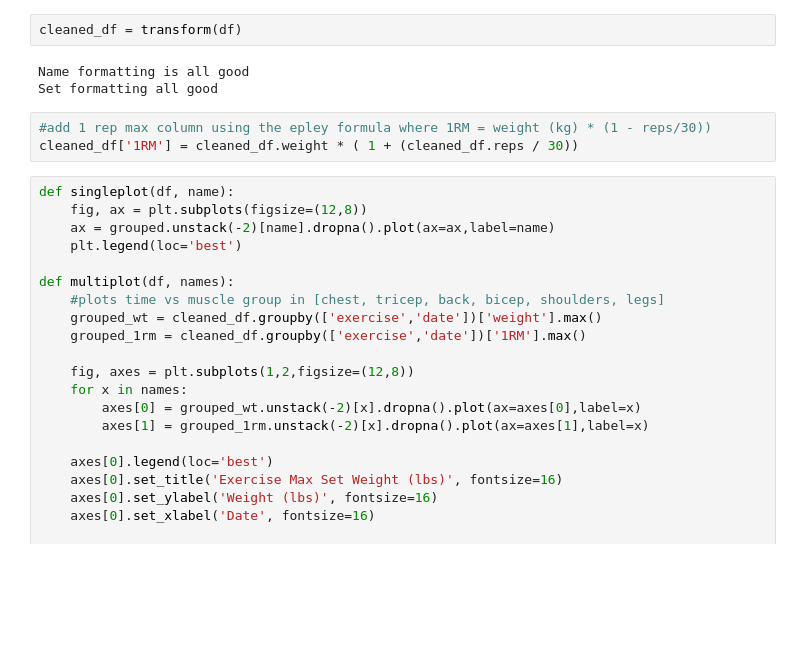
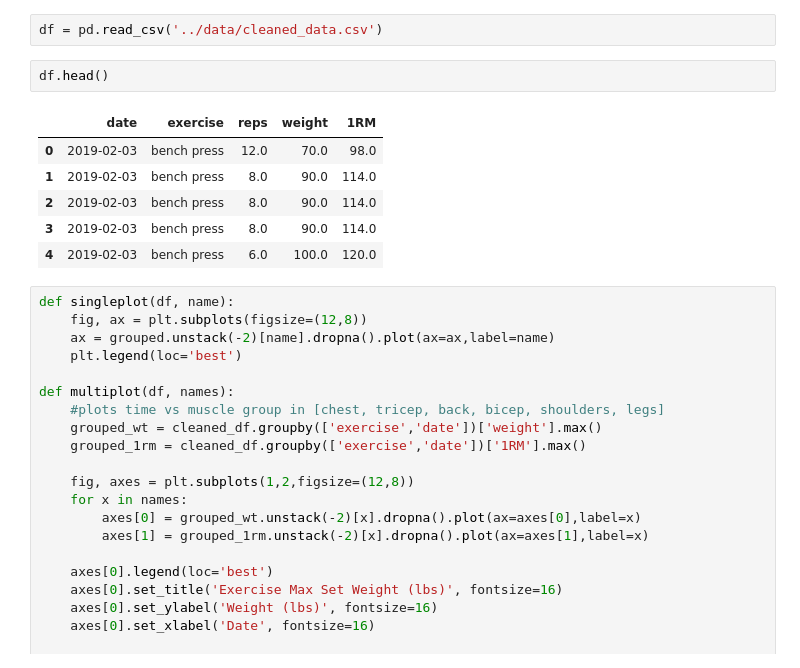
Before and after one commit to coup321/workout_tracker, a Jupyter notebook: notebooks/Workout Analysis.ipynb, the cells around one changed output. Drawn from its saved outputs; the diff is of its cells as text; blank space fills up the shorter version.

```diff
--- a/notebooks/Workout Analysis.ipynb
+++ b/notebooks/Workout Analysis.ipynb
@@ -219,11 +19,14 @@ def transform(df):
-# %%
-cleaned_df = transform(df)
-# %% [output]
-Name formatting is all good
-Set formatting all good
-# %%
-#add 1 rep max column using the epley formula where 1RM = weight (kg) * (1 - reps/30))
-cleaned_df['1RM'] = cleaned_df.weight * ( 1 + (cleaned_df.reps / 30))
+# %%
+df = pd.read_csv('../data/cleaned_data.csv')
+# %%
+df.head()
+# %% [output]
+|  | date | exercise | reps | weight | 1RM |
+| 0 | 2019-02-03 | bench press | 12.0 | 70.0 | 98.0 |
+| 1 | 2019-02-03 | bench press | 8.0 | 90.0 | 114.0 |
+| 2 | 2019-02-03 | bench press | 8.0 | 90.0 | 114.0 |
+| 3 | 2019-02-03 | bench press | 8.0 | 90.0 | 114.0 |
+| 4 | 2019-02-03 | bench press | 6.0 | 100.0 | 120.0 |
 # %%
 def singleplot(df, name):
     fig, ax = plt.subplots(figsize=(12,8))
```
Also changed, not shown: parts of 11 cells of this notebook, 4 other files.
